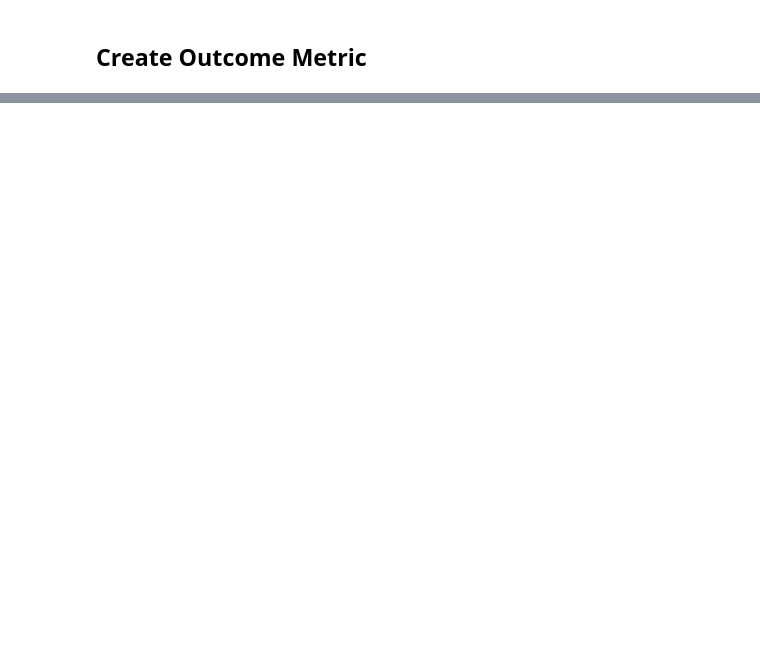
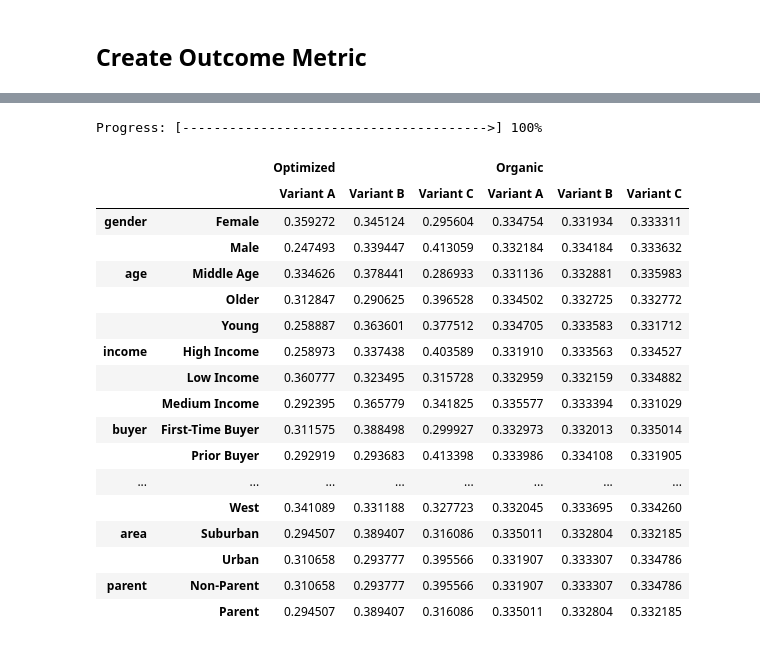
Before and after one commit to abluna/multiarm-bandit, a Jupyter notebook: Synthetic Data.ipynb, the cells around one changed output, grey strips where cells are left out. Saved outputs shown, nothing was run; the diff lists cells and outputs as text; code cells hidden in the pictures; blank space fills up the shorter version.

```diff
--- a/Synthetic Data.ipynb
+++ b/Synthetic Data.ipynb
@@ -102,7 +115,7 @@ overall_target_performance = []
 org_target_performance = []
 opt_target_performance = []
 
-steps = 75
+steps = 5
 row_count = 200000
 
 for i in range(steps):
@@ -157,6 +170,8 @@ for i in range(steps):
 
     i += 1
     mab.progress_bar(i, steps, 40)
+# %% [output]
+Progress: [--------------------------------------->] 100%
 # %%
 final_results = pd.DataFrame({'Overall Performance':overall_performance,
                              'Performance on All Target':overall_target_performance,
@@ -237,0 +182,30 @@ for i in range(3):
+# %%
+### Create Table of Assignments
+
+
+seg_data = Segment_df_step2[Segment_df_step2['target_control'] != 'target_org']
+name = 'Optimized'
+
+org_table = mab.get_variant_assignment_counts(df = Segment_df_step2[Segment_df_step2['target_control'] != 'target_org'], table_name='Optimized', seg_cols=seg_cols)
+opt_table = mab.get_variant_assignment_counts(df = Segment_df_step2[Segment_df_step2['target_control'] != 'target_opt'], table_name='Organic', seg_cols=seg_cols)
+
+pd.concat([org_table, opt_table], axis =1 )
+# %% [output]
+|  |  | Optimized |  |  | Organic |  |  |
+|  |  | Variant A | Variant B | Variant C | Variant A | Variant B | Variant C |
+| gender | Female | 0.359272 | 0.345124 | 0.295604 | 0.334754 | 0.331934 | 0.333311 |
+|  | Male | 0.247493 | 0.339447 | 0.413059 | 0.332184 | 0.334184 | 0.333632 |
+| age | Middle Age | 0.334626 | 0.378441 | 0.286933 | 0.331136 | 0.332881 | 0.335983 |
+|  | Older | 0.312847 | 0.290625 | 0.396528 | 0.334502 | 0.332725 | 0.332772 |
+|  | Young | 0.258887 | 0.363601 | 0.377512 | 0.334705 | 0.333583 | 0.331712 |
+| income | High Income | 0.258973 | 0.337438 | 0.403589 | 0.331910 | 0.333563 | 0.334527 |
+|  | Low Income | 0.360777 | 0.323495 | 0.315728 | 0.332959 | 0.332159 | 0.334882 |
+|  | Medium Income | 0.292395 | 0.365779 | 0.341825 | 0.335577 | 0.333394 | 0.331029 |
+| buyer | First-Time Buyer | 0.311575 | 0.388498 | 0.299927 | 0.332973 | 0.332013 | 0.335014 |
+|  | Prior Buyer | 0.292919 | 0.293683 | 0.413398 | 0.333986 | 0.334108 | 0.331905 |
+| ... | ... | ... | ... | ... | ... | ... | ... |
+|  | West | 0.341089 | 0.331188 | 0.327723 | 0.332045 | 0.333695 | 0.334260 |
+| area | Suburban | 0.294507 | 0.389407 | 0.316086 | 0.335011 | 0.332804 | 0.332185 |
+|  | Urban | 0.310658 | 0.293777 | 0.395566 | 0.331907 | 0.333307 | 0.334786 |
+| parent | Non-Parent | 0.310658 | 0.293777 | 0.395566 | 0.331907 | 0.333307 | 0.334786 |
+|  | Parent | 0.294507 | 0.389407 | 0.316086 | 0.335011 | 0.332804 | 0.332185 |
```
Also changed, not shown: parts of 10 cells of this notebook, 3 other files.
